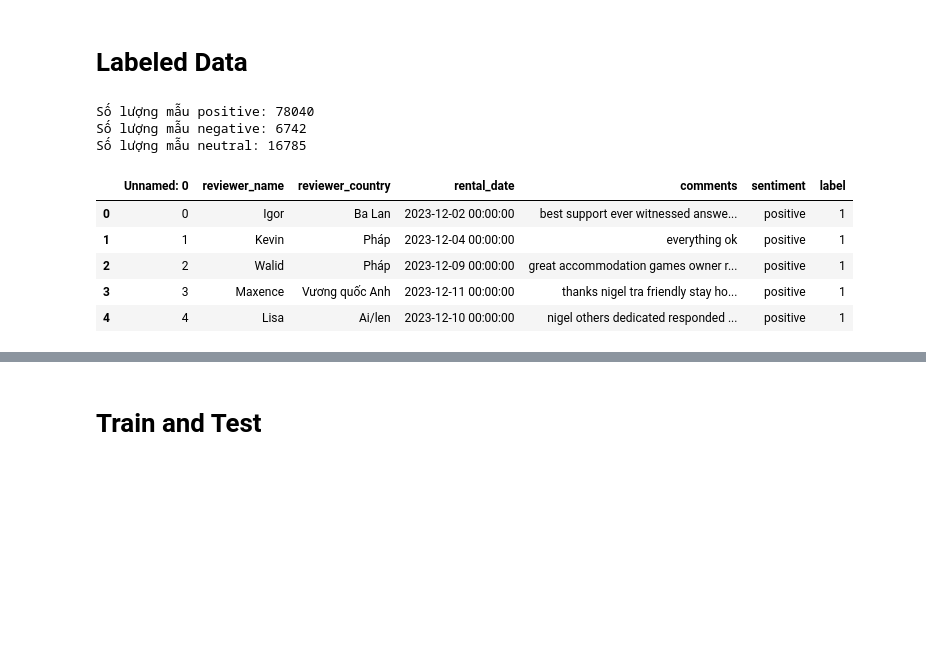
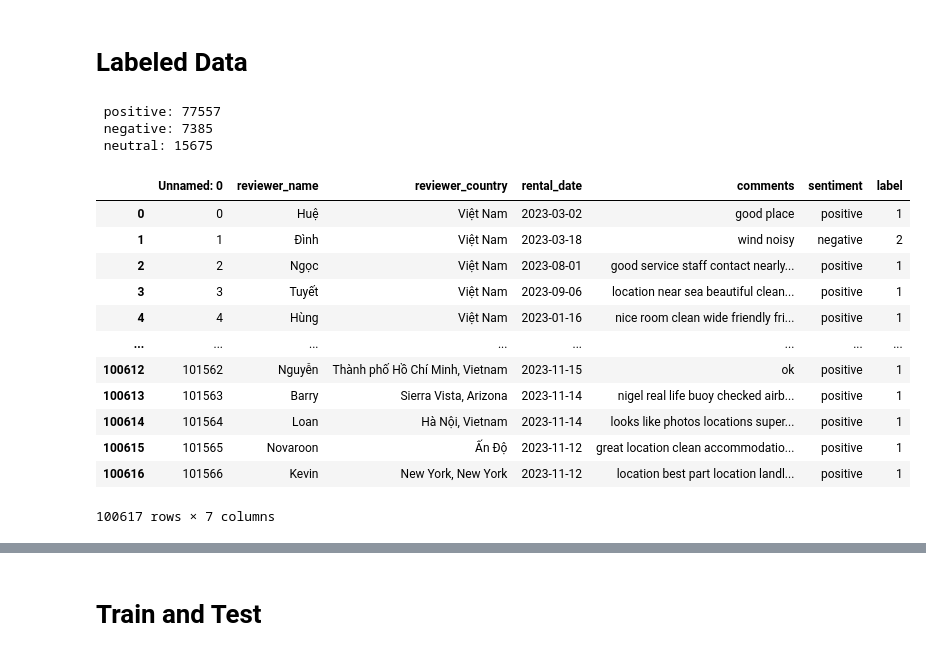
Before and after one commit to Tamuonanthit/NCKH_Airbnb, a Jupyter notebook: NCKH-1.ipynb, the cells around one changed output, grey strips where cells are left out. Saved outputs shown, nothing was run; the diff lists cells and outputs as text; code cells hidden in the pictures; blank space fills up the shorter version.

```diff
--- a/NCKH-1.ipynb
+++ b/NCKH-1.ipynb
@@ -153,7 +255,7 @@ negative_words = [word.strip() for word in negative_words]
 # Đọc dữ liệu từ file CSV
 data = pd.read_csv('after_preprocess.csv')
 
-# Gán nhãn sentiment cho mỗi comment trong cột 'comments', loại bỏ các comment trống
+# Gán nhãn sentiment cho mỗi comment trong cột 'comments'
 data['sentiment'] = data['comments'].apply(lambda x: label_sentiment(x, positive_words, negative_words))
 
 #Gan positive =1, negative=2, neutral=0
@@ -169,19 +271,26 @@ for label in data['sentiment']:
 data['label']=X
 
 # In ra số lượng mẫu cho mỗi nhãn
-print("Số lượng mẫu positive:", len(data[data['sentiment'] == 'positive']))
-print("Số lượng mẫu negative:", len(data[data['sentiment'] == 'negative']))
-print("Số lượng mẫu neutral:", len(data[data['sentiment'] == 'neutral']))
+print(" positive:", len(data[data['sentiment'] == 'positive']))
+print(" negative:", len(data[data['sentiment'] == 'negative']))
+print(" neutral:", len(data[data['sentiment'] == 'neutral']))
 # %% [output]
-Số lượng mẫu positive: 78040
-Số lượng mẫu negative: 6742
-Số lượng mẫu neutral: 16785
+ positive: 77557
+ negative: 7385
+ neutral: 15675
 # %%
-data.head()
+data
 # %% [output]
 |  | Unnamed: 0 | reviewer_name | reviewer_country | rental_date | comments | sentiment | label |
-| 0 | 0 | Igor | Ba Lan | 2023-12-02 00:00:00 | best support ever witnessed answe... | positive | 1 |
-| 1 | 1 | Kevin | Pháp | 2023-12-04 00:00:00 | everything ok | positive | 1 |
-| 2 | 2 | Walid | Pháp | 2023-12-09 00:00:00 | great accommodation games owner r... | positive | 1 |
-| 3 | 3 | Maxence | Vương quốc Anh | 2023-12-11 00:00:00 | thanks nigel tra friendly stay ho... | positive | 1 |
-| 4 | 4 | Lisa | Ai/len | 2023-12-10 00:00:00 | nigel others dedicated responded ... | positive | 1 |
+| 0 | 0 | Huệ | Việt Nam | 2023-03-02 | good place | positive | 1 |
+| 1 | 1 | Đình | Việt Nam | 2023-03-18 | wind noisy | negative | 2 |
+| 2 | 2 | Ngọc | Việt Nam | 2023-08-01 | good service staff contact nearly... | positive | 1 |
+| 3 | 3 | Tuyết | Việt Nam | 2023-09-06 | location near sea beautiful clean... | positive | 1 |
+| 4 | 4 | Hùng | Việt Nam | 2023-01-16 | nice room clean wide friendly fri... | positive | 1 |
+| ... | ... | ... | ... | ... | ... | ... | ... |
+| 100612 | 101562 | Nguyễn | Thành phố Hồ Chí Minh, Vietnam | 2023-11-15 | ok | positive | 1 |
+| 100613 | 101563 | Barry | Sierra Vista, Arizona | 2023-11-14 | nigel real life buoy checked airb... | positive | 1 |
+| 100614 | 101564 | Loan | Hà Nội, Vietnam | 2023-11-14 | looks like photos locations super... | positive | 1 |
+| 100615 | 101565 | Novaroon | Ấn Độ | 2023-11-12 | great location clean accommodatio... | positive | 1 |
+| 100616 | 101566 | Kevin | New York, New York | 2023-11-12 | location best part location landl... | positive | 1 |
+100617 rows × 7 columns
```
Also changed, not shown: parts of 123 cells of this notebook.
